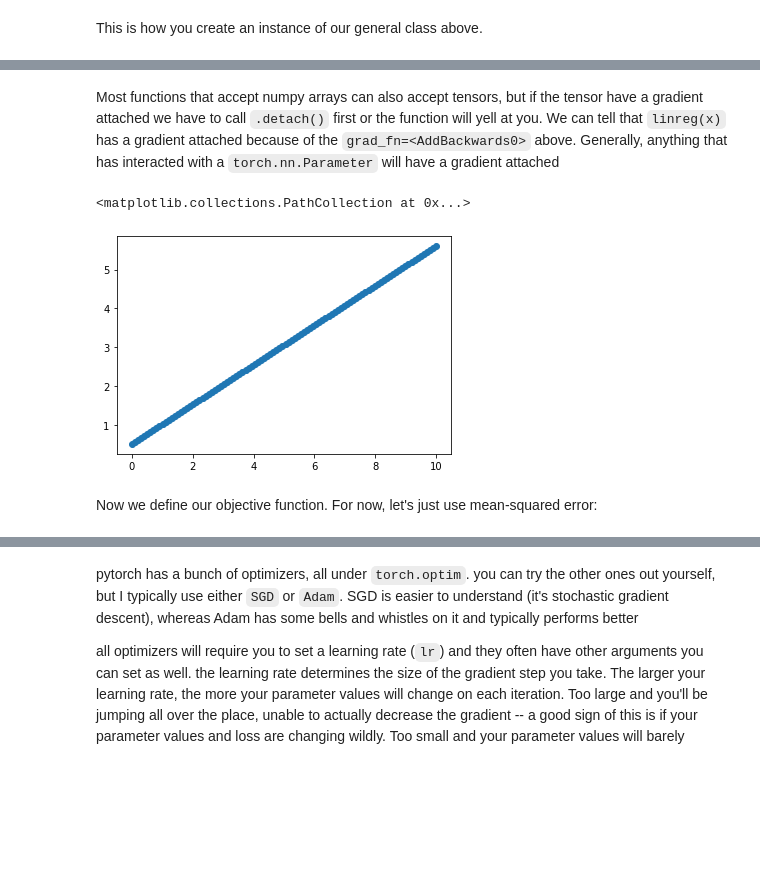
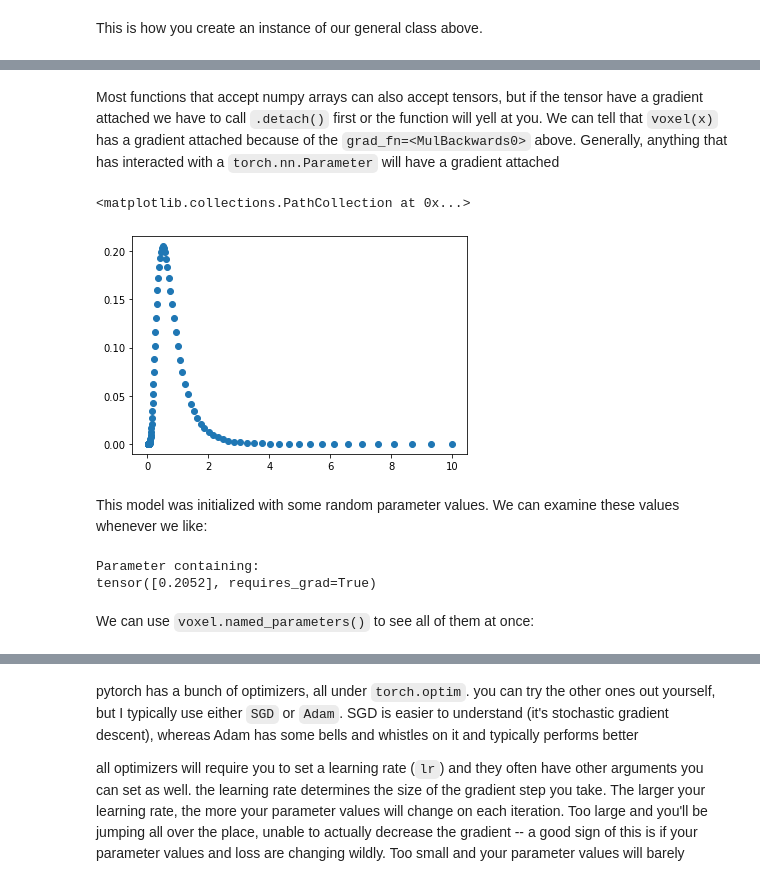
Before and after one commit to billbrod/pytorch_introduction, a Jupyter notebook: pytorch_intro.ipynb, the cells around one changed output, grey strips where cells are left out. Drawn from its saved outputs; the diff is of its cells as text; code cells hidden in the pictures; blank space fills up the shorter version.

```diff
--- a/pytorch_intro.ipynb
+++ b/pytorch_intro.ipynb
@@ -28,3 +32,5 @@ x = torch.linspace(0, 10)
+# %%
+x = torch.logspace(-2, 1, 100)
 # %% [markdown]
 We can think of a tensor like an array: it's n-dimensional and holds numbers.
 # %%
@@ -47,0 +58,12 @@ Let's simulate our output data:
+# %%
+def log_gauss(x, amplitude=1, mode=1, sigma=1):
+    # everything has to be a tensor
+    if not isinstance(amplitude, torch.Tensor):
+        amplitude = torch.tensor(amplitude)
+    if not isinstance(sigma, torch.Tensor):
+        sigma = torch.tensor(sigma)
+    if not isinstance(mode, torch.Tensor):
+        mode = torch.tensor(mode)
+    return amplitude * torch.exp(-((torch.log2(x) - torch.log2(mode))**2) / (2*sigma**2))
+
+plt.plot(x, log_gauss(x))
@@ -65,15 +95,22 @@ For our purposes, models should:
 3. have a `forward` method which tells you how to transform the input to the output
 # %%
 # pretty much any method you write should have `self` as its first argument (see the course above for why and when you would not want to do that).
-class PolyReg(torch.nn.Module):
-    def __init__(self, degree=1):
-        # this runs the initialization code for torch.nn.Module
+class SingleVoxelTuning(torch.nn.Module):
+    def __init__(self):
+        # this runs the initialization code for torch.nn.Module, which sets up a bunch of stuff.
         super().__init__()
-        if degree == 1:
-            # by marking something as a parameter, we're making it clear that this is what we want to update
-            self.coeffs = torch.nn.Parameter(torch.rand(2, dtype=torch.float32))
+        # by marking something as a parameter, we're making it clear that this is what we want to update.
+        # By using `self.` here, these parameters will be attached to the particular instance of the model,
+        # allowing us to access them later, both within methods and as a user.
+        self.amplitude = torch.nn.Parameter(torch.rand(1, dtype=torch.float32))
+        self.mode = torch.nn.Parameter(torch.rand(1, dtype=torch.float32))
+        self.sigma = torch.nn.Parameter(torch.rand(1, dtype=torch.float32))
+        # we could allow the user to set initial values for these parameters, but setting random values is generally a good idea.
+        # you'll want to train your model multiple times, and you want to see that you find a good solution no matter what parameter values you start with.
+        # when you're finishing up your project and getting ready to share it, you can set the seeds of the random number generators
+        # (with both `np.random.seed` and `torch.manual_seed`) to make your results reproducible.
 
     def forward(self, x):
-        return self.coeffs[0] * x + self.coeffs[1]
+        return log_gauss(x, self.amplitude, self.mode, self.sigma)
 # %% [markdown]
 This is how you create an instance of our general class above.
@@ -82 +117,3 @@ linreg = PolyReg(1)
+# %%
+voxel = SingleVoxelTuning()
 # %% [markdown]
@@ -100,9 +143,16 @@ tensor([0.5131, 0.5645, 0.6160, 0.6674, 0.7188, 0.7702, 0.8216, 0.8730, 0.9244,
 # %% [markdown]
-Most functions that accept numpy arrays can also accept tensors, but if the tensor have a gradient attached we have to call `.detach()` first or the function will yell at you. We can tell that `linreg(x)` has a gradient attached because of the `grad_fn=<AddBackwards0>` above. Generally, anything that has interacted with a `torch.nn.Parameter` will have a gradient attached
+Most functions that accept numpy arrays can also accept tensors, but if the tensor have a gradient attached we have to call `.detach()` first or the function will yell at you. We can tell that `voxel(x)` has a gradient attached because of the `grad_fn=<MulBackwards0>` above. Generally, anything that has interacted with a `torch.nn.Parameter` will have a gradient attached
 # %%
-plt.scatter(x, linreg(x).detach())
+plt.scatter(x, voxel(x).detach())
 # %% [output]
 <matplotlib.collections.PathCollection at 0x...>
-[figure, old version]
+[figure, new version]
-# %% [markdown]
-Now we define our objective function. For now, let's just use mean-squared error:
+# %% [markdown]
+This model was initialized with some random parameter values. We can examine these values whenever we like:
+# %%
+voxel.amplitude
+# %% [output]
+Parameter containing:
+tensor([0.2052], requires_grad=True)
+# %% [markdown]
+We can use `voxel.named_parameters()` to see all of them at once:
```
Also changed, not shown: parts of 22 cells of this notebook, 1 other file.
